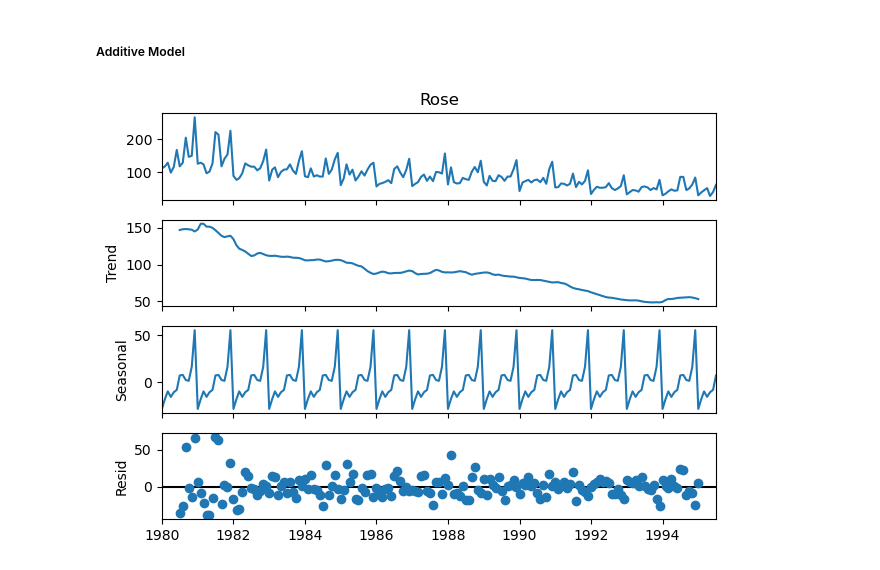
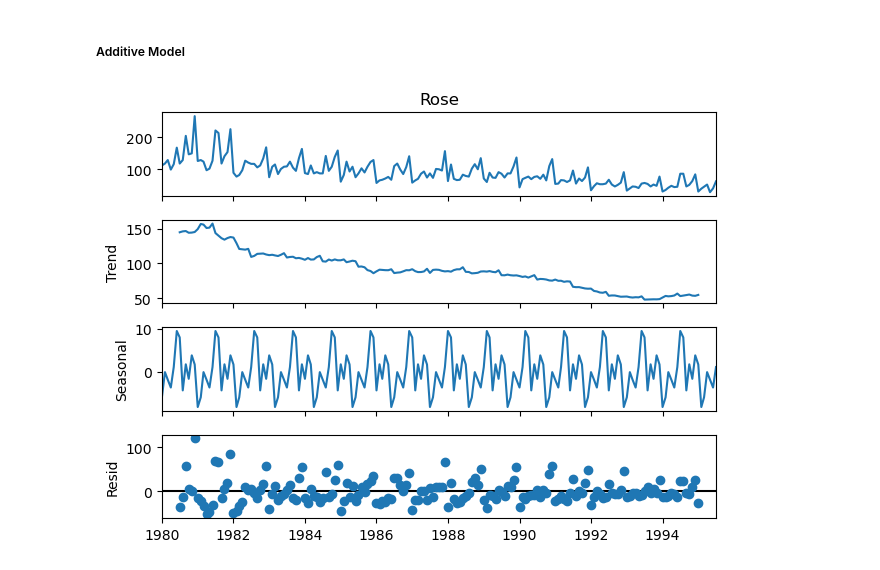
Before and after one commit to Aaryani2024/Time-Forecasting-GL-Project, a Jupyter notebook: Time Forecasting Project.ipynb, the cells around one changed output. Saved outputs shown, nothing was run; the diff lists cells and outputs as text; code cells hidden in the pictures.

```diff
--- a/Time Forecasting Project.ipynb
+++ b/Time Forecasting Project.ipynb
@@ -553,13 +553,13 @@ df_rose['Rose'] = pd.to_numeric(df_rose['Rose'], errors='coerce')
 df_rose.dropna(subset=['Rose'], inplace=True)
 # %%
 # Perform additive decomposition on the numeric 'Rose' column
-decomposition = seasonal_decompose(df_rose['Rose'], model='additive', period=12)
+decomposition_rose = seasonal_decompose(df_rose['Rose'], model='additive', period=13)
 
 # Plot the decomposition results
-decomposition.plot()
+decomposition_rose.plot()
 plt.show()
 # %% [output]
-[figure, old version]
+[figure, new version]
 # %%
 # Ensure 'YearMonth' is properly parsed as a DatetimeIndex
 df_spark['YearMonth'] = pd.to_datetime(df_spark['YearMonth'], format='%Y-%m')
```
Also changed, not shown: parts of 20 cells of this notebook.
